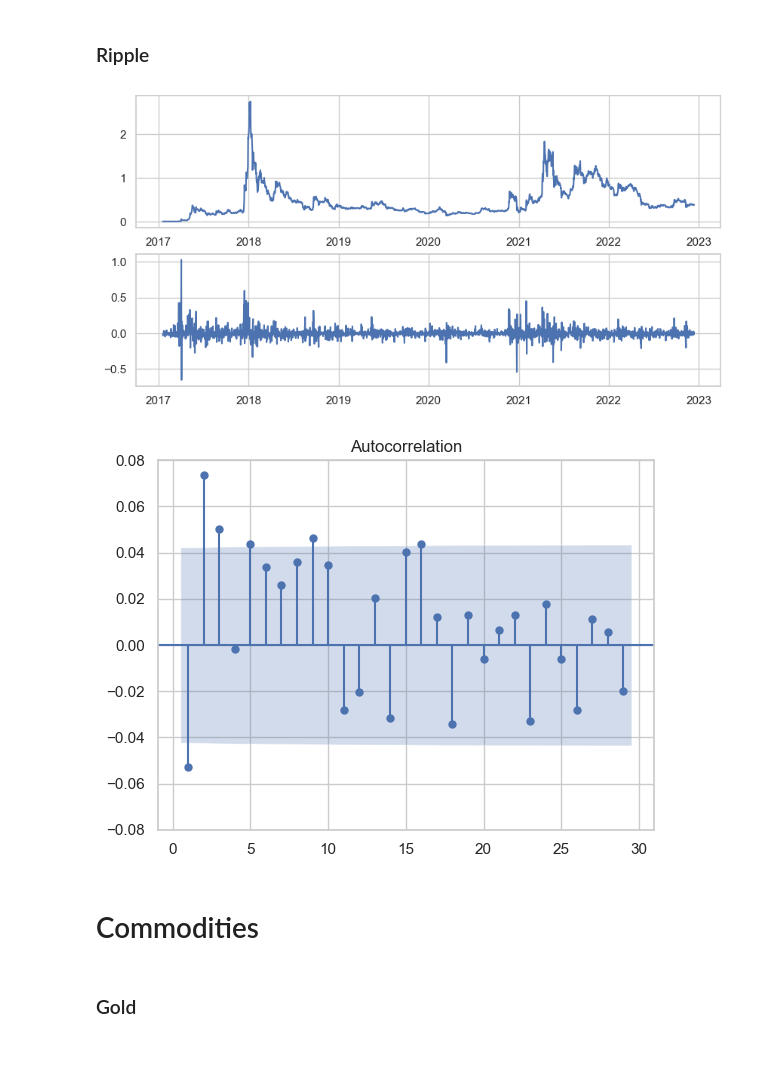
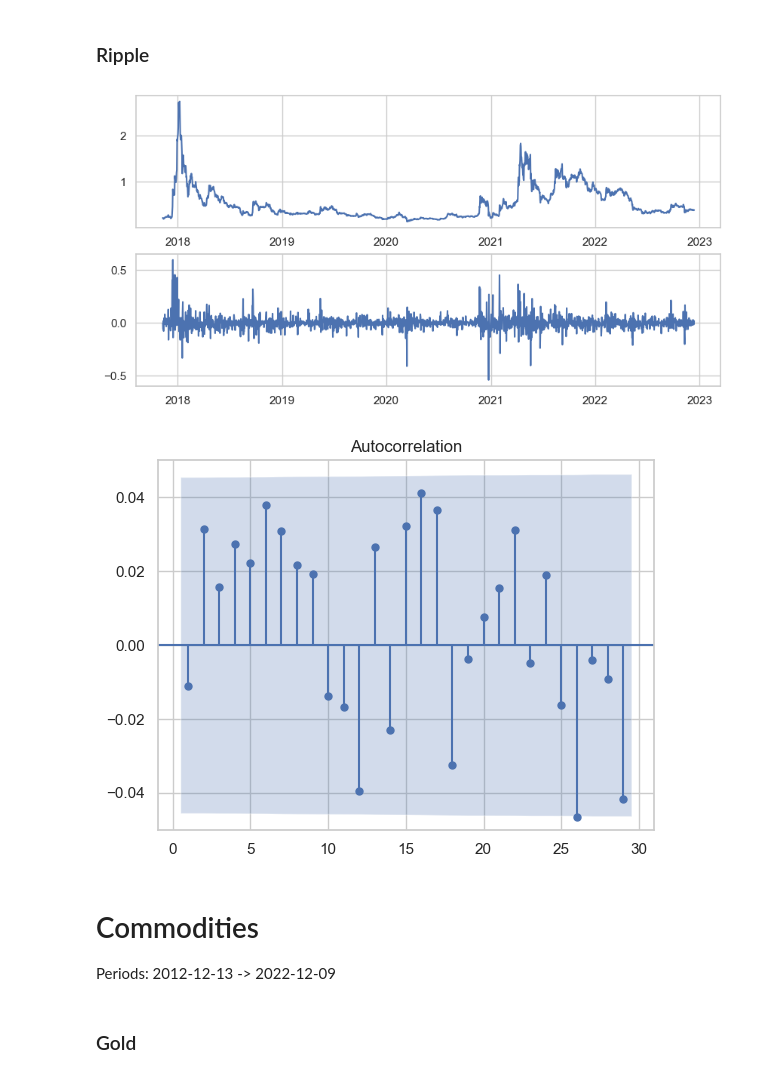
Before and after one commit to CS-433/ml-project-2-bogota, a Jupyter notebook: notebooks/data_analysis.ipynb, the cells around one changed output. Drawn from its saved outputs; the diff is of its cells as text; code cells hidden in the pictures.

Commit message:
data with same period for same asset type

```diff
--- a/notebooks/data_analysis.ipynb
+++ b/notebooks/data_analysis.ipynb
@@ -68,7 +70,7 @@ plt.show()
 # %% [markdown]
 ### Ripple
 # %%
-df = pd.read_csv(DATA_FOLDER+'cryptos/'+'{}.csv'.format('XRP-USD'), header=1)
+df = pd.read_csv(DATA_FOLDER+'cryptos/'+'{}.csv'.format('XRP-USD'))
 df['date'] = pd.to_datetime(df.date)
 df = df[['date','open']]
 df.set_index('date', inplace=True)
@@ -82,15 +84,17 @@ axs[0].plot(df.open)
 axs[1].plot(df.log_return)
 plt.show()
 # %% [output]
-[figure, old version]
+[figure, new version]
 # %%
 sm.graphics.tsa.plot_acf(df.log_return, lags=np.arange(1, 30))
-plt.ylim([-0.08,0.08])
+plt.ylim([-0.05,0.05])
 plt.show()
 # %% [output]
-[figure, old version]
+[figure, new version]
-# %% [markdown]
-# Commodities
+# %% [markdown]
+# Commodities
+
+Periods: 2012-12-13 -> 2022-12-09
 # %% [markdown]
 ### Gold
 # %%
```
Also changed, not shown: parts of 19 cells of this notebook, 25 other files.
